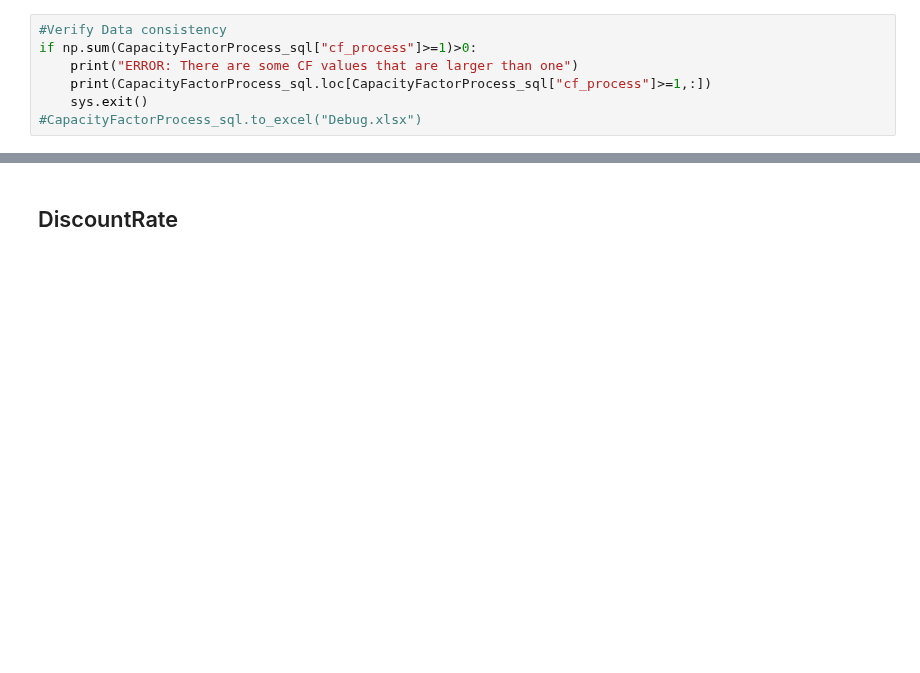
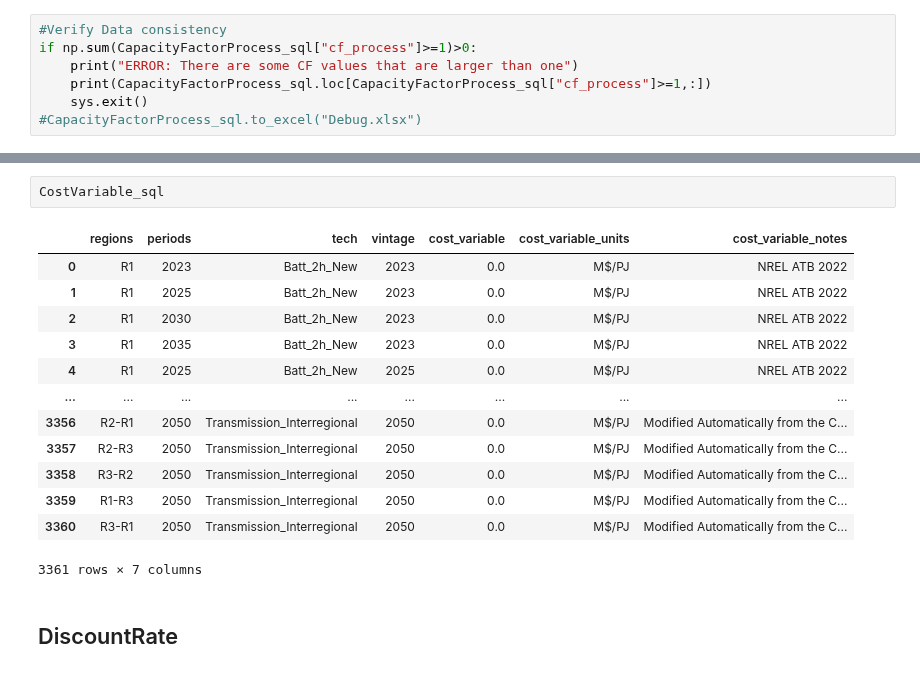
Before and after one commit to vaduraes/TemoaHurricane_V2, a Jupyter notebook: CreateBaseDeck/Excel2Sql.ipynb, the cells around one changed output, grey strips where cells are left out. Saved outputs shown, nothing was run; the diff lists cells and outputs as text; blank space fills up the shorter version.

```diff
--- a/CreateBaseDeck/Excel2Sql.ipynb
+++ b/CreateBaseDeck/Excel2Sql.ipynb
@@ -2119,3 +2207,19 @@ if np.sum(CapacityFactorProcess_sql["cf_process"]>=1)>0:
+# %%
+CostVariable_sql
+# %% [output]
+|  | regions | periods | tech | vintage | cost_variable | cost_variable_units | cost_variable_notes |
+| 0 | R1 | 2023 | Batt_2h_New | 2023 | 0.0 | M$/PJ | NREL ATB 2022 |
+| 1 | R1 | 2025 | Batt_2h_New | 2023 | 0.0 | M$/PJ | NREL ATB 2022 |
+| 2 | R1 | 2030 | Batt_2h_New | 2023 | 0.0 | M$/PJ | NREL ATB 2022 |
+| 3 | R1 | 2035 | Batt_2h_New | 2023 | 0.0 | M$/PJ | NREL ATB 2022 |
+| 4 | R1 | 2025 | Batt_2h_New | 2025 | 0.0 | M$/PJ | NREL ATB 2022 |
+| ... | ... | ... | ... | ... | ... | ... | ... |
+| 3356 | R2-R1 | 2050 | Transmission_Interregional | 2050 | 0.0 | M$/PJ | Modified Automatically from the C... |
+| 3357 | R2-R3 | 2050 | Transmission_Interregional | 2050 | 0.0 | M$/PJ | Modified Automatically from the C... |
+| 3358 | R3-R2 | 2050 | Transmission_Interregional | 2050 | 0.0 | M$/PJ | Modified Automatically from the C... |
+| 3359 | R1-R3 | 2050 | Transmission_Interregional | 2050 | 0.0 | M$/PJ | Modified Automatically from the C... |
+| 3360 | R3-R1 | 2050 | Transmission_Interregional | 2050 | 0.0 | M$/PJ | Modified Automatically from the C... |
+3361 rows × 7 columns
 # %% [markdown]
 ## DiscountRate
 # %%
```
Also changed, not shown: parts of 7 cells of this notebook, 7 other files.
